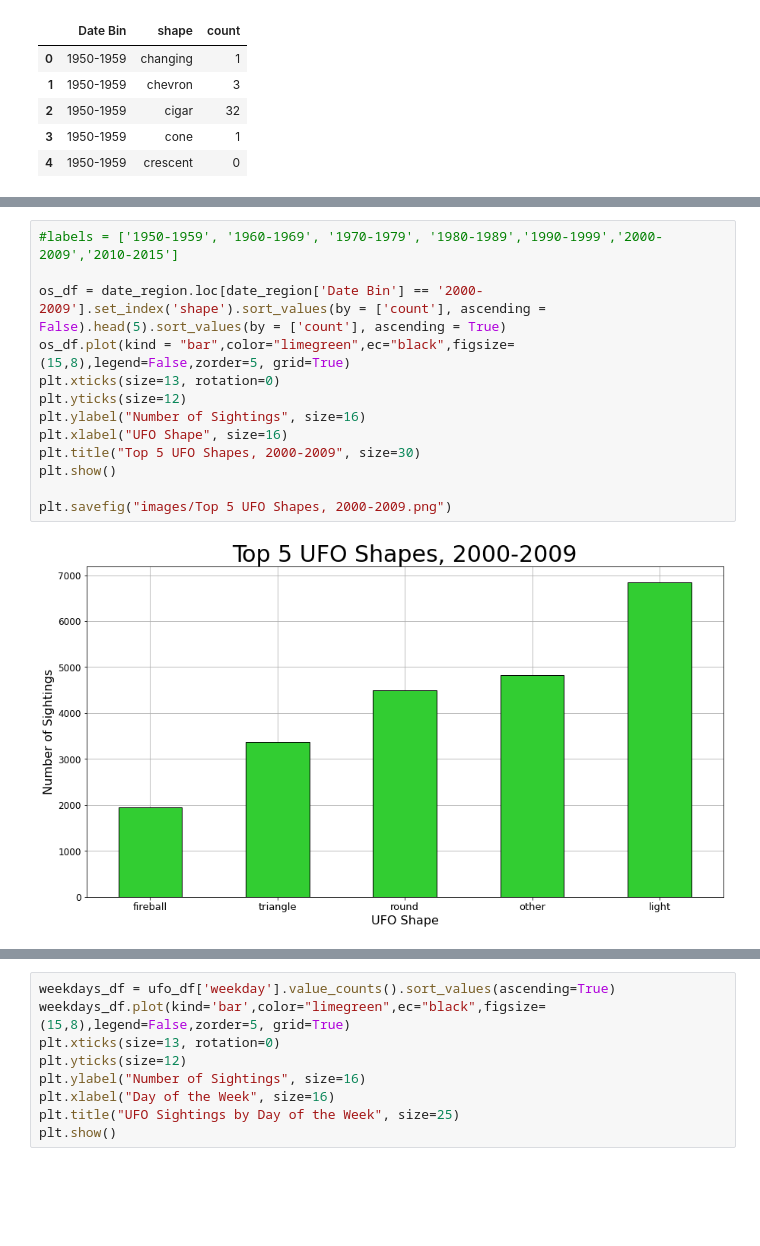
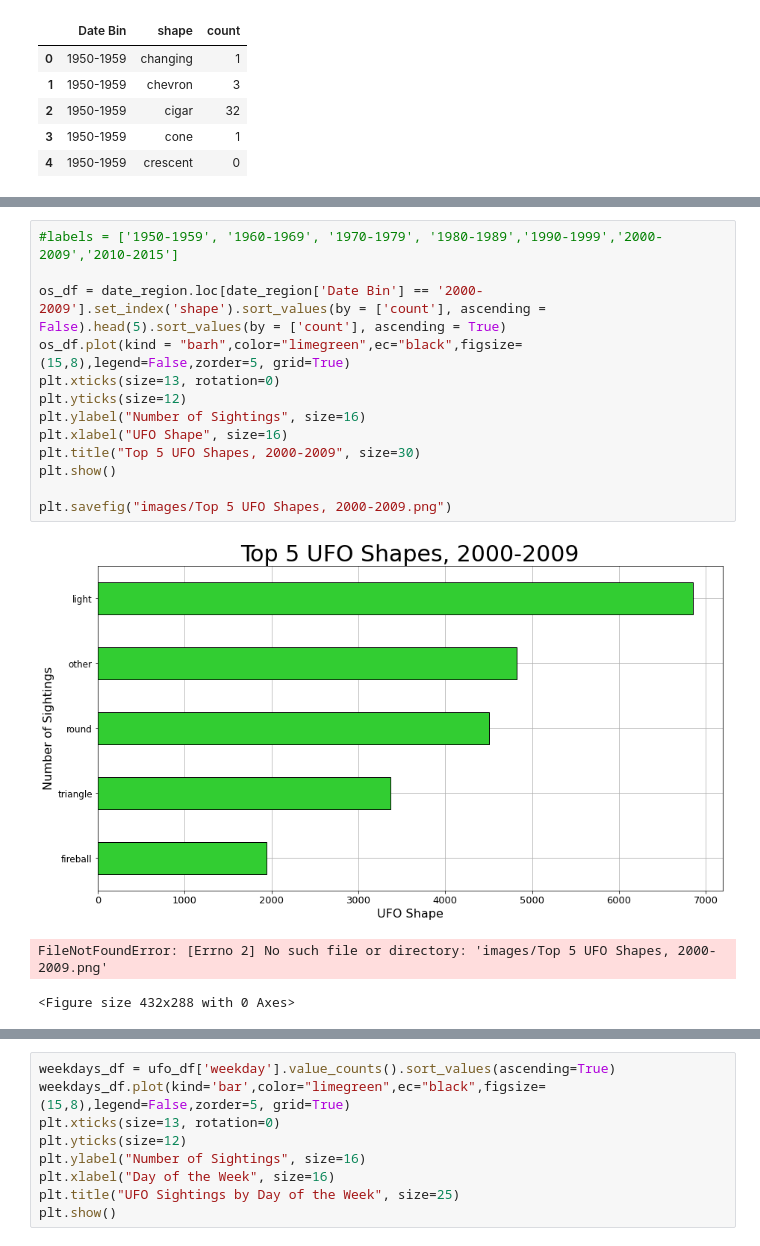
Before and after one commit to pha-drus/Project-1, a Jupyter notebook: UFO_rick.ipynb, the cells around one changed output, grey strips where cells are left out. Saved outputs shown, nothing was run; the diff lists cells and outputs as text; blank space fills up the shorter version.

```diff
--- a/UFO_rick.ipynb
+++ b/UFO_rick.ipynb
@@ -339,18 +332,20 @@ plt.savefig("images/Top 5 UFO Shapes, 2010-2015.png")
 # %%
 #labels = ['1950-1959', '1960-1969', '1970-1979', '1980-1989','1990-1999','2000-2009','2010-2015']
 
 os_df = date_region.loc[date_region['Date Bin'] == '2000-2009'].set_index('shape').sort_values(by = ['count'], ascending = False).head(5).sort_values(by = ['count'], ascending = True)
-os_df.plot(kind = "bar",color="limegreen",ec="black",figsize=(15,8),legend=False,zorder=5, grid=True)
+os_df.plot(kind = "barh",color="limegreen",ec="black",figsize=(15,8),legend=False,zorder=5, grid=True)
 plt.xticks(size=13, rotation=0)
 plt.yticks(size=12)
 plt.ylabel("Number of Sightings", size=16)
 plt.xlabel("UFO Shape", size=16)
 plt.title("Top 5 UFO Shapes, 2000-2009", size=30)
 plt.show()
 
 plt.savefig("images/Top 5 UFO Shapes, 2000-2009.png")
 # %% [output]
-[figure, old version]
+[figure, new version]
+FileNotFoundError: [Errno 2] No such file or directory: 'images/Top 5 UFO Shapes, 2000-2009.png'
+<Figure size 432x288 with 0 Axes>
 # %%
 #labels = ['1950-1959', '1960-1969', '1970-1979', '1980-1989','1990-1999','2000-2009','2010-2015']
 
```
Also changed, not shown: parts of 10 cells of this notebook.
